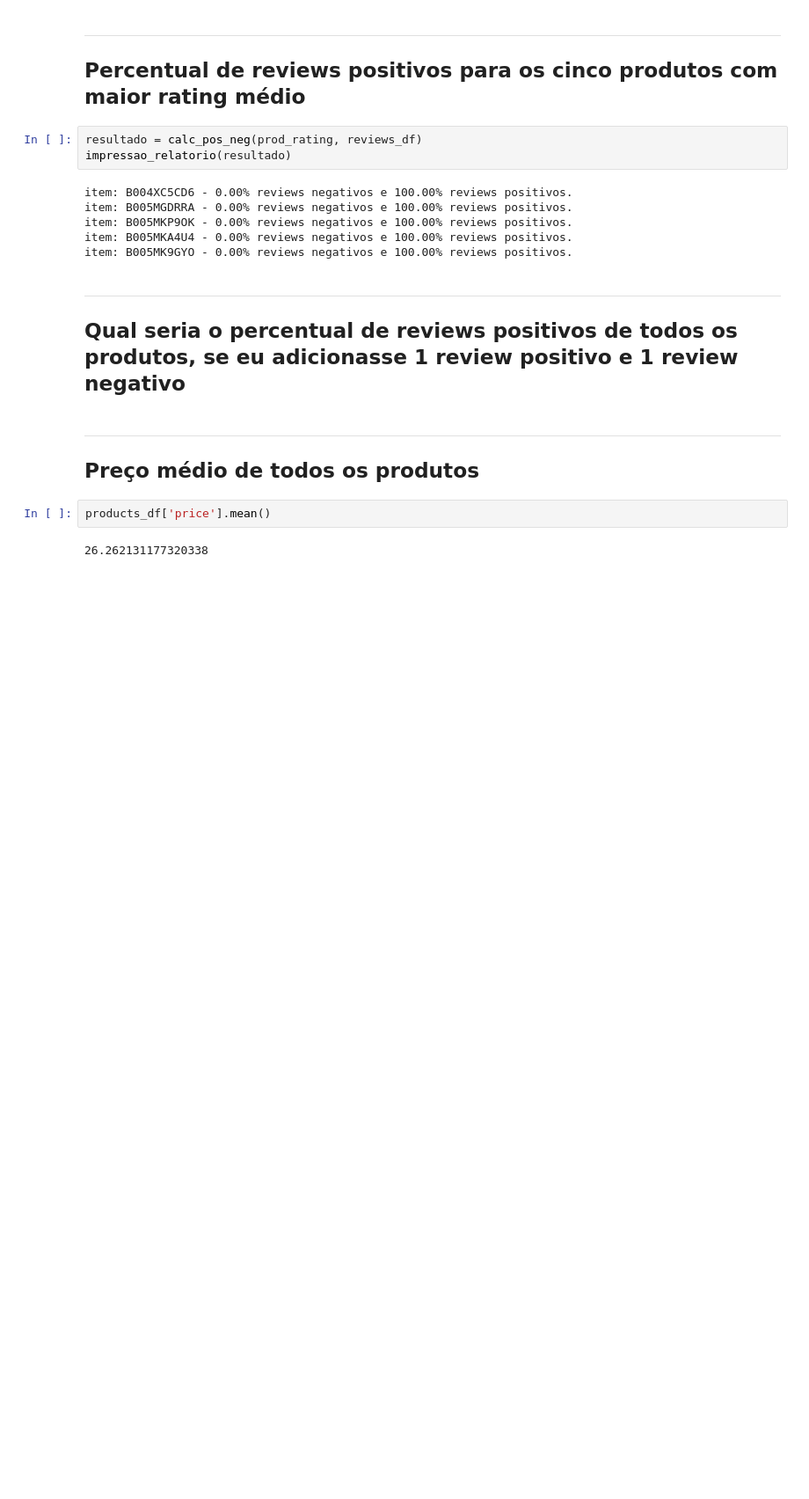
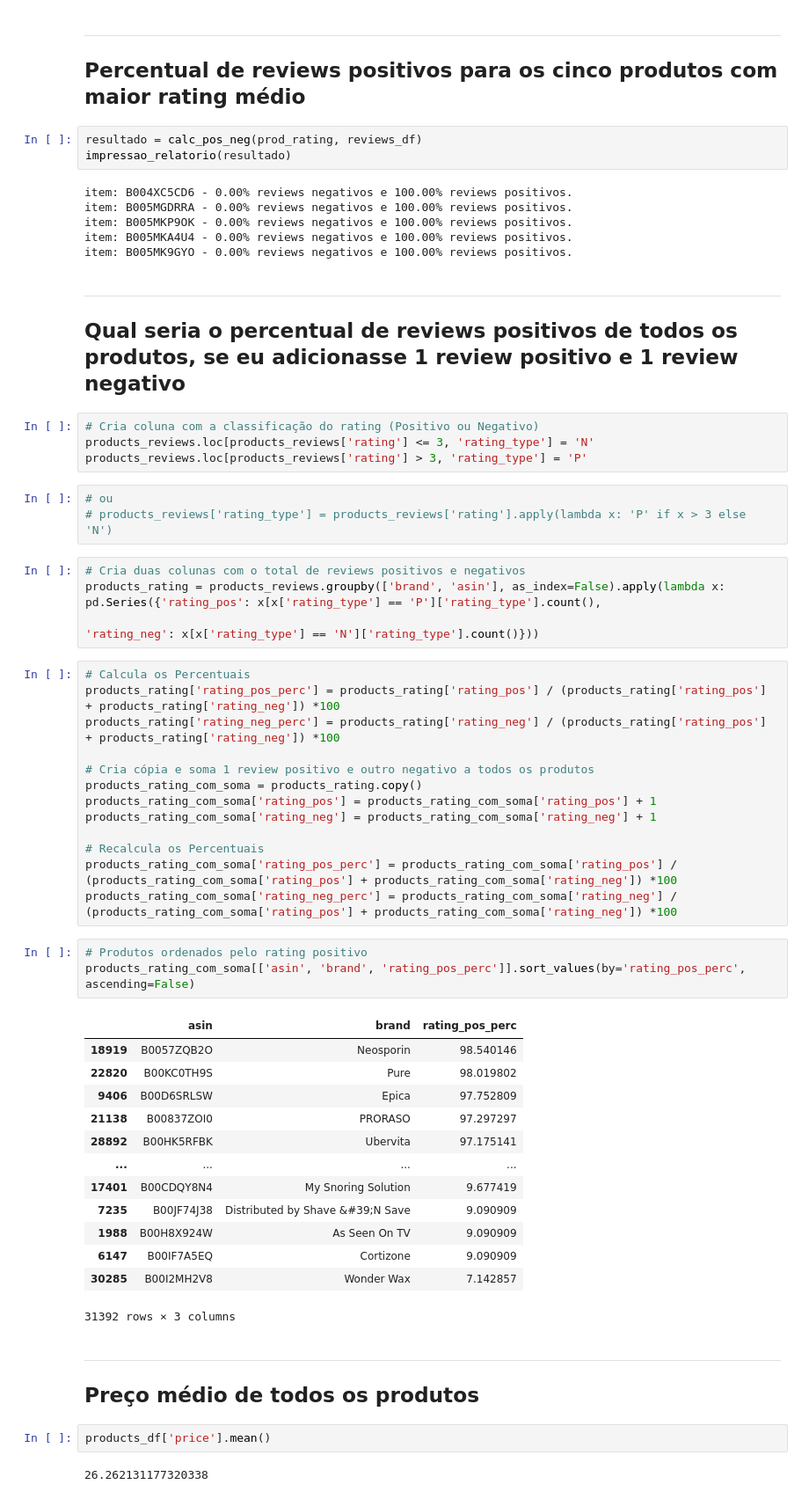
Before and after one commit to dehscardoso/projeto-lets-boti, a Jupyter notebook: amazon_review/amazon_review.ipynb, the cells around one changed output. Shown at 88% size. Saved outputs shown, nothing was run; the diff lists cells and outputs as text; blank space fills up the shorter version.

```diff
--- a/amazon_review/amazon_review.ipynb
+++ b/amazon_review/amazon_review.ipynb
@@ -157,6 +155,47 @@ item: B005MK9GYO - 0.00% reviews negativos e 100.00% reviews positivos.
 # %% [markdown]
 ---
 ## Qual seria o percentual de reviews positivos de todos os produtos, se eu adicionasse 1 review positivo e 1 review negativo
+# %%
+# Cria coluna com a classificação do rating (Positivo ou Negativo)
+products_reviews.loc[products_reviews['rating'] <= 3, 'rating_type'] = 'N'
+products_reviews.loc[products_reviews['rating'] > 3, 'rating_type'] = 'P'
+# %%
+# ou
+# products_reviews['rating_type'] = products_reviews['rating'].apply(lambda x: 'P' if x > 3 else 'N')
+# %%
+# Cria duas colunas com o total de reviews positivos e negativos
+products_rating = products_reviews.groupby(['brand', 'asin'], as_index=False).apply(lambda x: pd.Series({'rating_pos': x[x['rating_type'] == 'P']['rating_type'].count(),
+                                                                                                         'rating_neg': x[x['rating_type'] == 'N']['rating_type'].count()}))
+# %%
+# Calcula os Percentuais
+products_rating['rating_pos_perc'] = products_rating['rating_pos'] / (products_rating['rating_pos'] + products_rating['rating_neg']) *100
+products_rating['rating_neg_perc'] = products_rating['rating_neg'] / (products_rating['rating_pos'] + products_rating['rating_neg']) *100
+
+# Cria cópia e soma 1 review positivo e outro negativo a todos os produtos
+products_rating_com_soma = products_rating.copy()
+products_rating_com_soma['rating_pos'] = products_rating_com_soma['rating_pos'] + 1
+products_rating_com_soma['rating_neg'] = products_rating_com_soma['rating_neg'] + 1
+
+# Recalcula os Percentuais
+products_rating_com_soma['rating_pos_perc'] = products_rating_com_soma['rating_pos'] / (products_rating_com_soma['rating_pos'] + products_rating_com_soma['rating_neg']) *100
+products_rating_com_soma['rating_neg_perc'] = products_rating_com_soma['rating_neg'] / (products_rating_com_soma['rating_pos'] + products_rating_com_soma['rating_neg']) *100
+# %%
+# Produtos ordenados pelo rating positivo
+products_rating_com_soma[['asin', 'brand', 'rating_pos_perc']].sort_values(by='rating_pos_perc', ascending=False)
+# %% [output]
+|  | asin | brand | rating_pos_perc |
+| 18919 | B0057ZQB2O | Neosporin | 98.540146 |
+| 22820 | B00KC0TH9S | Pure | 98.019802 |
+| 9406 | B00D6SRLSW | Epica | 97.752809 |
+| 21138 | B00837ZOI0 | PRORASO | 97.297297 |
+| 28892 | B00HK5RFBK | Ubervita | 97.175141 |
+| ... | ... | ... | ... |
+| 17401 | B00CDQY8N4 | My Snoring Solution | 9.677419 |
+| 7235 | B00JF74J38 | Distributed by Shave &#39;N Save | 9.090909 |
+| 1988 | B00H8X924W | As Seen On TV | 9.090909 |
+| 6147 | B00IF7A5EQ | Cortizone | 9.090909 |
+| 30285 | B00I2MH2V8 | Wonder Wax | 7.142857 |
+31392 rows × 3 columns
 # %% [markdown]
 ---
 ## Preço médio de todos os produtos
```
Also changed, not shown: parts of 9 cells of this notebook, 5 other files.
